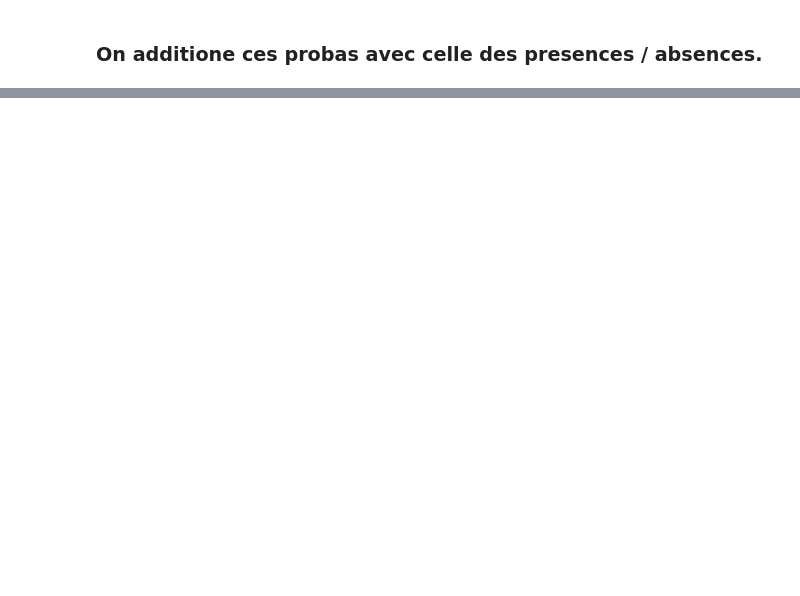
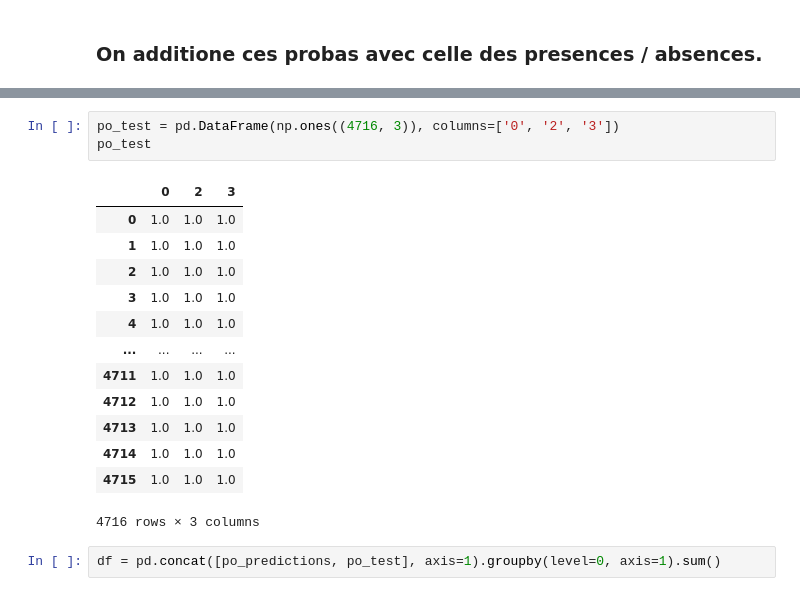
Before and after one commit to AlvinVedel/TER-2023-2024-Modeles-de-distribution-d-especes-profonds, a Jupyter notebook: Codes/RandomForest2024/rf_po.ipynb, the cells around one changed output, grey strips where cells are left out. Saved outputs shown, nothing was run; the diff lists cells and outputs as text; blank space fills up the shorter version.

```diff
--- a/Codes/RandomForest2024/rf_po.ipynb
+++ b/Codes/RandomForest2024/rf_po.ipynb
@@ -190,0 +204,19 @@ df_predictions = pd.DataFrame(predictions)
+# %%
+po_test = pd.DataFrame(np.ones((4716, 3)), columns=['0', '2', '3'])
+po_test
+# %% [output]
+|  | 0 | 2 | 3 |
+| 0 | 1.0 | 1.0 | 1.0 |
+| 1 | 1.0 | 1.0 | 1.0 |
+| 2 | 1.0 | 1.0 | 1.0 |
+| 3 | 1.0 | 1.0 | 1.0 |
+| 4 | 1.0 | 1.0 | 1.0 |
+| ... | ... | ... | ... |
+| 4711 | 1.0 | 1.0 | 1.0 |
+| 4712 | 1.0 | 1.0 | 1.0 |
+| 4713 | 1.0 | 1.0 | 1.0 |
+| 4714 | 1.0 | 1.0 | 1.0 |
+| 4715 | 1.0 | 1.0 | 1.0 |
+4716 rows × 3 columns
+# %%
+df = pd.concat([po_predictions, po_test], axis=1).groupby(level=0, axis=1).sum()
```
Also changed, not shown: parts of 4 cells of this notebook, 4 other files.
